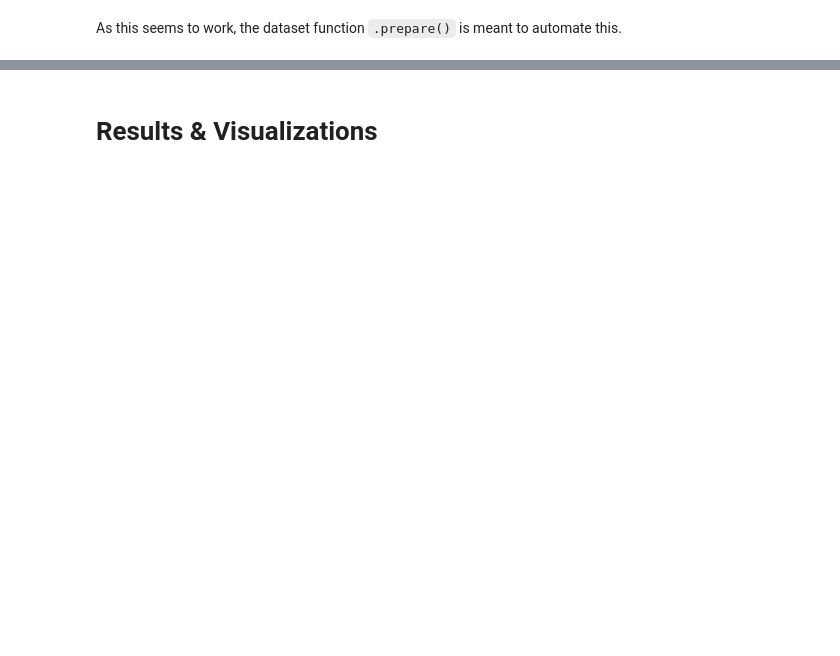
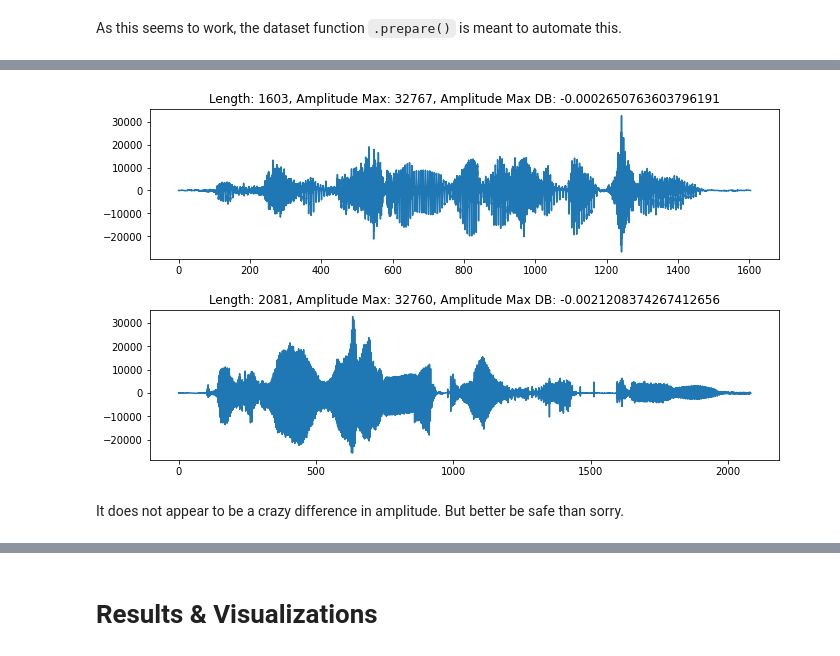
Before and after one commit to nsiicm0/SER, a Jupyter notebook: report/Report_SER.ipynb, the cells around one changed output, grey strips where cells are left out. Drawn from its saved outputs; the diff is of its cells as text; code cells hidden in the pictures; blank space fills up the shorter version.

```diff
--- a/report/Report_SER.ipynb
+++ b/report/Report_SER.ipynb
@@ -221,0 +304,37 @@ print(dataset.data[:2])
+# %%
+def plot_wave_form(samples):
+    fig, axs = plt.subplots(len(samples), 1, figsize=(10, 3*len(samples)))
+    fig.tight_layout(pad=3.0)
+    for ax, sample in zip(axs, samples):
+        audio_buffer = np.frombuffer(sample.get_array_of_samples(), dtype=np.int16)
+        audio_len = len(sample)
+        time = np.linspace(0, audio_len, num = len(audio_buffer))
+        ax.plot(time, audio_buffer)
+        ax.set_title(f'Length: {audio_len}, Amplitude Max: {sample.max}, Amplitude Max DB: {sample.max_dBFS}')
+    plt.show()
+# %%
+male = None
+female = None
+first_text = None
+# Find a female and male sample
+for sample in dataset.get_raw_data():
+    if male is not None and female is not None:
+        break
+    if sample.get('speaker') in ['03', '10', '11', '12', '15']:
+        if first_text is None or sample.get('text') != first_text:
+            if male is None:
+                male = AudioSegment.from_wav(sample.get('path'))
+        else:
+            continue
+    else:
+        if first_text is None or sample.get('text') != first_text:
+            if female is None:
+                female = AudioSegment.from_wav(sample.get('path'))
+        else:
+            continue
+# %%
+plot_wave_form([male, female])
+# %% [output]
+[figure, added]
+# %% [markdown]
+It does not appear to be a crazy difference in amplitude. But better be safe than sorry.
```
Also changed, not shown: parts of 41 cells of this notebook, 5 other files.
